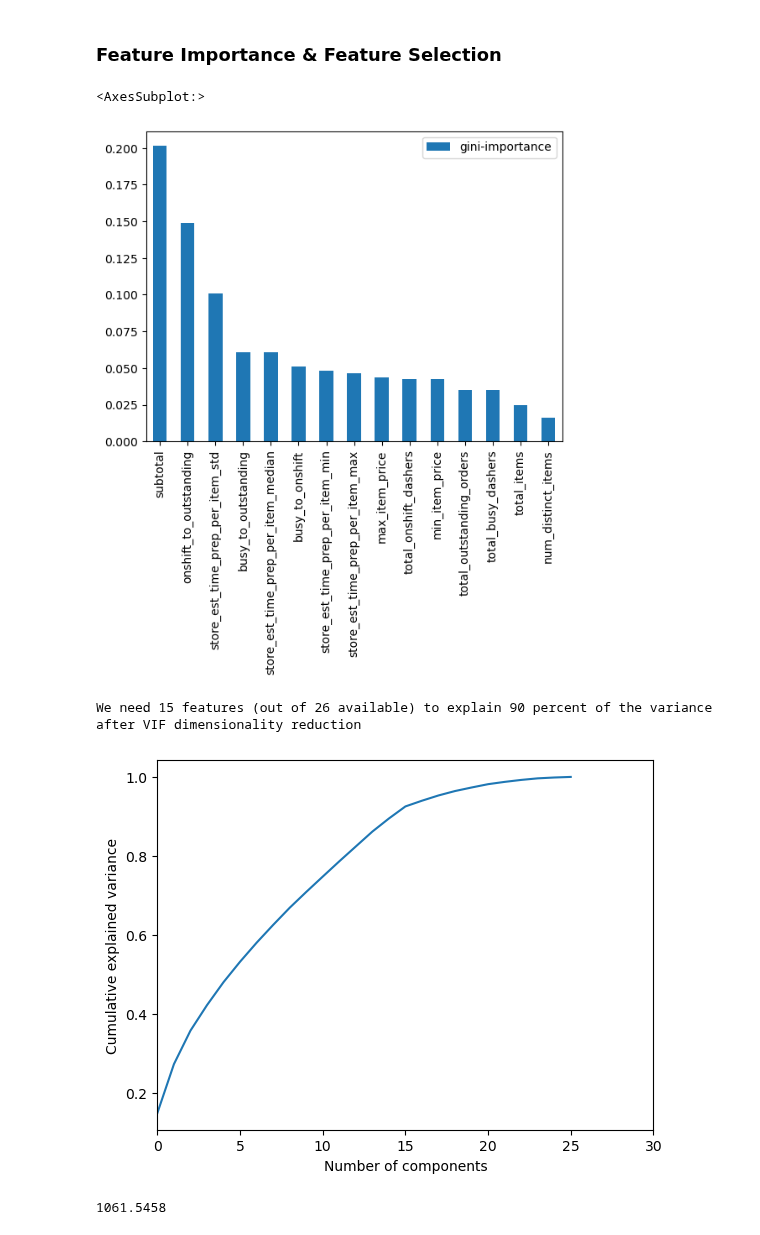
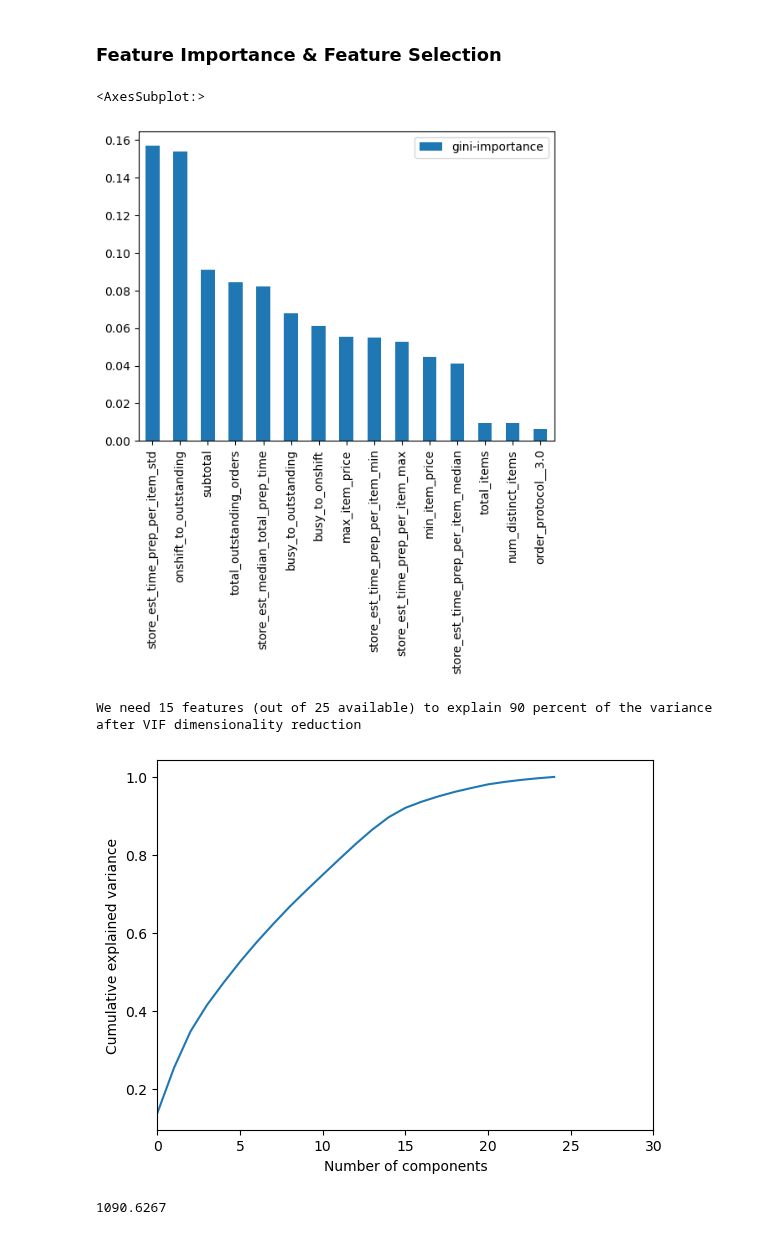
Before and after one commit to Tanag3r/stratascratch_projects, a Jupyter notebook: doordash_delivery_est/doordash_est.ipynb, the cells around one changed output. Drawn from its saved outputs; the diff is of its cells as text; code cells hidden in the pictures.

```diff
--- a/doordash_delivery_est/doordash_est.ipynb
+++ b/doordash_delivery_est/doordash_est.ipynb
@@ -182,6 +184,7 @@ category_prep_stats_df = addFeatures_category_prep_stats(historical_data=histori
 ## build the training dataset using the functions above
 train_df = addFeatures_durations(historical_data=historical_data)
 train_df = addFeatures_ratios(historical_data=train_df)
+train_df = addFeatures_time_of_day(historical_data=train_df)
 ## merge store, category prep stats DataFrames with train_df
 train_df = pd.merge(
     left=train_df,
@@ -205,7 +208,7 @@ train_df = addFeatures_dummies(historical_data=train_df,dummy_column='order_prot
 train_df = addFeatures_dummies(historical_data=train_df,dummy_column='created_hour_of_day')
 train_df = addFeatures_dummies(historical_data=train_df,dummy_column='created_day_of_week')
 # drop the native 'store_primary_category' column and all remaining non-feature columns, then do a headcheck
-train_df.drop(columns=['store_primary_category','created_at','actual_delivery_time','store_id','est_time_prep_per_item','hour_of_day'],inplace=True)
+train_df.drop(columns=['store_primary_category','created_at','actual_delivery_time','store_id','est_time_prep_per_item'],inplace=True)
 ## drop NaN's
 train_df.dropna(inplace=True)
 train_df = train_df.astype("float32")
@@ -339,7 +342,7 @@ def PCAcalc_expl_var(x_train,target_expl_variance:int):
 ## returns the number of components required to explain the target_expl_variance
 # and a feature to component ratio to support automation of further dimensionality reduction
     pca = PCA()
-    x_train_scaled = apply_standard_scaler(x_train)
+    x_train_scaled = apply_standard_scaler(x_train)[0]
     try:
         pca = pca.fit(x_train_scaled)
         components = np.cumsum(pca.explained_variance_ratio_)
@@ -352,7 +355,7 @@ def PCAcalc_expl_var(x_train,target_expl_variance:int):
 def PCAcalc_dim_reduction(x_train,x_test,desired_components:int):
 ## you know, dimensionality reduction
     pca = PCA(n_components=desired_components)
-    x_train_scaled,x_test_scaled = apply_standard_scaler(x_train),apply_standard_scaler(x_test)
+    x_train_scaled,x_test_scaled = apply_standard_scaler(x_train)[0],apply_standard_scaler(x_test)[0]
     try:
         pca = pca.fit(x_train_scaled)
         x_train_pca,x_test_pca = pca.transform(x_train_scaled),pca.transform(x_test_scaled)
@@ -388,22 +391,22 @@ vif_importances = calcRF_feature_importance(x_train=vif_x_train,y_train=vif_y_tr
 vif_importances.sort_values(by='gini-importance',ascending=False).head(15).plot(kind='bar',rot=90)
 # %% [output]
 <AxesSubplot:>
-[figure, old version]
+[figure, new version]
 # %%
 ## how many features are needed to explain 90% of the variance?
 print("We need " + str(len(PCAcalc_expl_var(x_train=vif_x_train,target_expl_variance=0.9)[0])) + " features (out of " + str(vif_x_train.shape[1]) + " available) to explain 90 percent of the variance after VIF dimensionality reduction")
 
-vif_x_train_scaled = apply_standard_scaler(vif_x_train)
+vif_x_train_scaled = apply_standard_scaler(vif_x_train)[0]
 pca = PCA().fit(vif_x_train_scaled)
 
 plt.plot(np.cumsum(pca.explained_variance_ratio_))
 plt.xlim(0,30,1)
 plt.xlabel('Number of components')
 plt.ylabel('Cumulative explained variance')
 plt.show()
 # %% [output]
-We need 15 features (out of 26 available) to explain 90 percent of the variance after VIF dimensionality reduction
+We need 15 features (out of 25 available) to explain 90 percent of the variance after VIF dimensionality reduction
-[figure, old version]
+[figure, new version]
 # %%
 ## applicator function for ML methods
 
@@ -431,4 +434,4 @@ trained_model,y_hat,train_error,test_error = applyMethod_make_regression(x_train
 # %%
 transform_rmse_to_seconds(scaler=ytest_scaler,y_test=ytest,y_hat_scaled=y_hat)[1]
 # %% [output]
-1061.5458
+1090.6267
```
Also changed, not shown: parts of 2 cells of this notebook.
